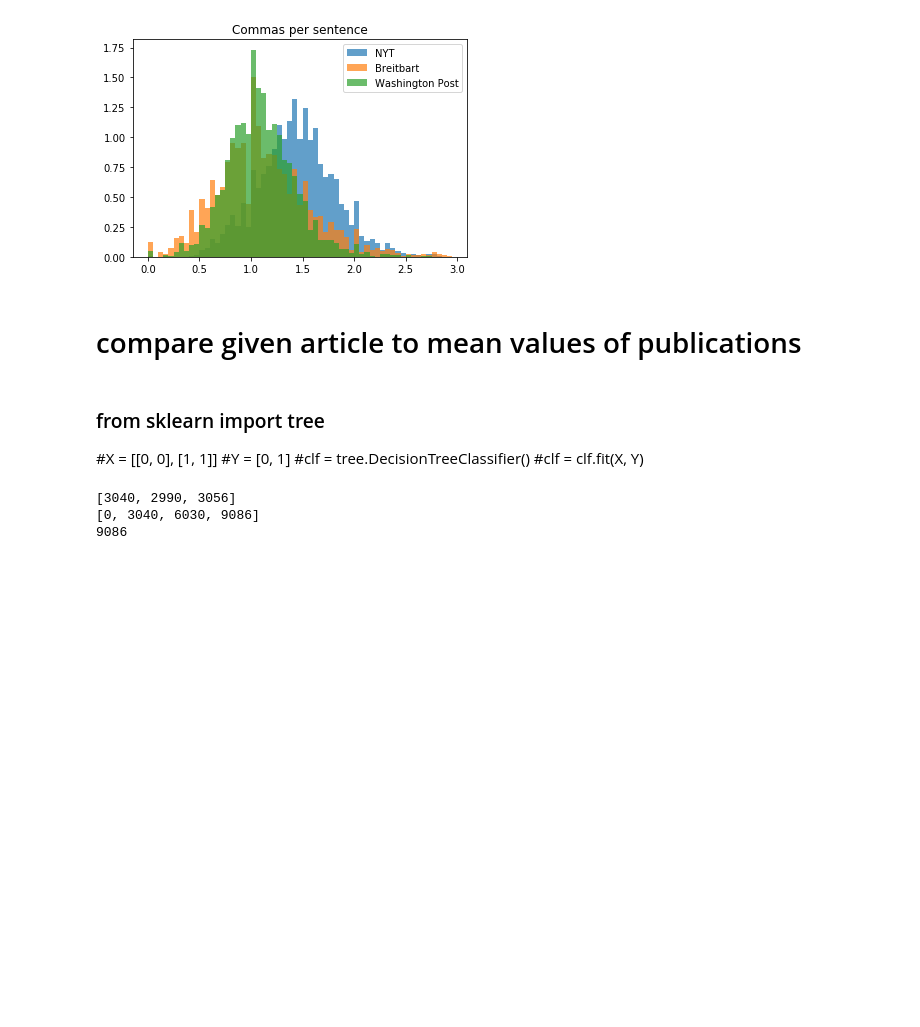
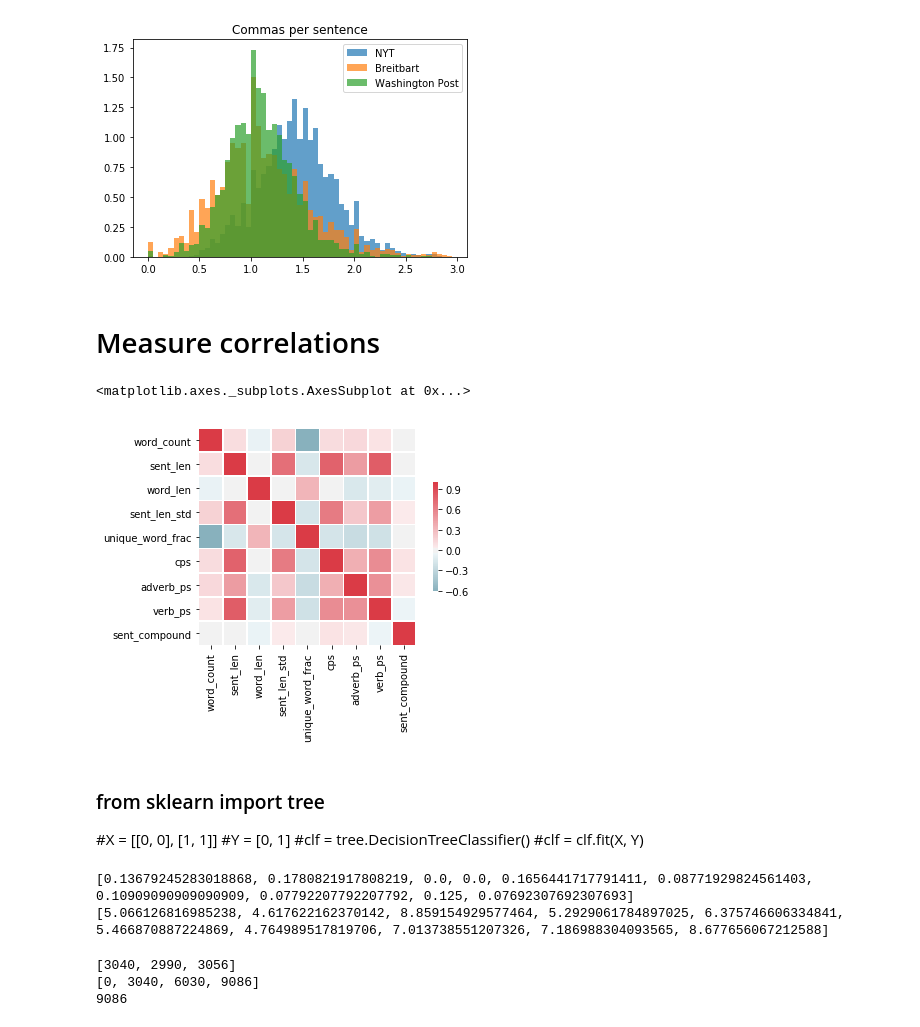
Before and after one commit to jwymbs23/insight, a Jupyter notebook: eda_news_articles.ipynb, the cells around one changed output. Cells and saved outputs as stored; diff of their text form; code cells hidden in the pictures; blank space fills up the shorter version.

```diff
--- a/eda_news_articles.ipynb
+++ b/eda_news_articles.ipynb
@@ -470,8 +482,50 @@ plt.show()
 [figure]
 [figure]
 [figure]
-# %% [markdown]
-# compare given article to mean values of publications
+# %% [markdown]
+# Measure correlations
+# %%
+import seaborn as sns
+
+#put features into a pandas df
+nyt_feature_df = pd.DataFrame(
+    {'word_count': breit.word_count,
+     'sent_len': breit.sent_len,
+     'word_len': breit.word_len,
+     'sent_len_std': breit.sent_len_std,
+     'unique_word_frac': breit.unique_word_frac,
+     'cps': breit.cps,
+     'qps': breit.qps,
+     'exps': breit.exps,
+     'adverb_ps': [float(sum(dict_vals.values())/sl) for dict_vals, sl in zip(breit.adverb_count, breit.sent_count)],
+     'verb_ps': [float(sum(dict_vals.values())/sl) for dict_vals, sl in zip(breit.verb_count, breit.sent_count)],
+     'sent_compound': [vec[0] for vec in breit.sentiment_vec]
+    })
+
+#wc += i.word_count
+#sent_len += i.sent_len
+#word_len += i.word_len
+#sent_len_std += i.sent_len_std
+#unique_word_frac += i.unique_word_frac
+#cps += i.cps
+#adverb_ps += [float(sum(dict_vals.values())/sl) for dict_vals, sl in zip(i.adverb_count, i.sent_count)]
+#sup_adv_ps += [float(dict_vals['WRB']/sl) for dict_vals, sl in zip(i.adverb_count, i.sent_count)]
+#verb_ps += [float(dict_vals['VBZ']/sl) for dict_vals, sl in zip(i.verb_count, i.sent_count)]
+#sent_compound += [vec[2] if vec[1] + vec[3] == 0 else vec[2]/(vec[1] + vec[3]) for vec in i.sentiment_vec]
+
+corr = nyt_feature_df.corr()
+
+mask = np.zeros_like(corr, dtype=np.bool)
+mask[np.triu_indices_from(mask)] = True
+
+cmap = sns.diverging_palette(220, 10, as_cmap=True)
+
+# Draw the heatmap with the mask and correct aspect ratio
+sns.heatmap(corr,cmap=cmap, center=0,
+            square=True, linewidths=.5, cbar_kws={"shrink": .5})
+# %% [output]
+<matplotlib.axes._subplots.AxesSubplot at 0x...>
+[figure, added]
 # %% [markdown]
 ### from sklearn import tree
 #X = [[0, 0], [1, 1]]
@@ -489,6 +543,9 @@ cps = []
 adverb_ps = []
 sup_adv_ps = []
 verb_ps = []
+sent_compound = []
+#VB, VBD, VBG, VBN, VBP, VBZ
+#RB, WRB, RBR, RBS
 #feature names: word_count, sent_count, sent_len, unique_word_frac, word_len, sent_len_std, cps
 for i in [nyt, breit, wapo]:
     wc += i.word_count
@@ -499,7 +556,10 @@ for i in [nyt, breit, wapo]:
     cps += i.cps
     adverb_ps += [float(sum(dict_vals.values())/sl) for dict_vals, sl in zip(i.adverb_count, i.sent_count)]
     sup_adv_ps += [float(dict_vals['WRB']/sl) for dict_vals, sl in zip(i.adverb_count, i.sent_count)]
-    verb_ps += [float(sum(dict_vals.values())/sl) for dict_vals, sl in zip(i.verb_count, i.sent_count)]
+    verb_ps += [float(dict_vals['VBZ']/sl) for dict_vals, sl in zip(i.verb_count, i.sent_count)]
+    sent_compound += [vec[2] if vec[1] + vec[3] == 0 else vec[2]/(vec[1] + vec[3]) for vec in i.sentiment_vec]
+print(sup_adv_ps[:10])
+print(sent_compound[:10])
 #print(nyt.adverb_count)
 #print(total_adverb_ps[:10])
 #wc = nyt_wc + breit_wc + wapo_wc
@@ -509,6 +569,9 @@ for i in [nyt, breit, wapo]:
 #word_len = nyt_word_len + breit_word_len + wapo_word_len
 #cps = nyt_cps + breit_cps + wapo_cps
 #print(len(wc), len(word_length))
+# %% [output]
+[0.13679245283018868, 0.1780821917808219, 0.0, 0.0, 0.1656441717791411, 0.08771929824561403, 0.10909090909090909, 0.07792207792207792, 0.125, 0.07692307692307693]
+[5.066126816985238, 4.617622162370142, 8.859154929577464, 5.2929061784897025, 6.375746606334841, 5.466870887224869, 4.764989517819706, 7.013738551207326, 7.186988304093565, 8.677656067212588]
 # %%
 #combine features
 X = [[i, j, k, l, m, n, o] for i, j, k, l, m, n, o in zip(
```
Also changed, not shown: parts of 11 cells of this notebook.
